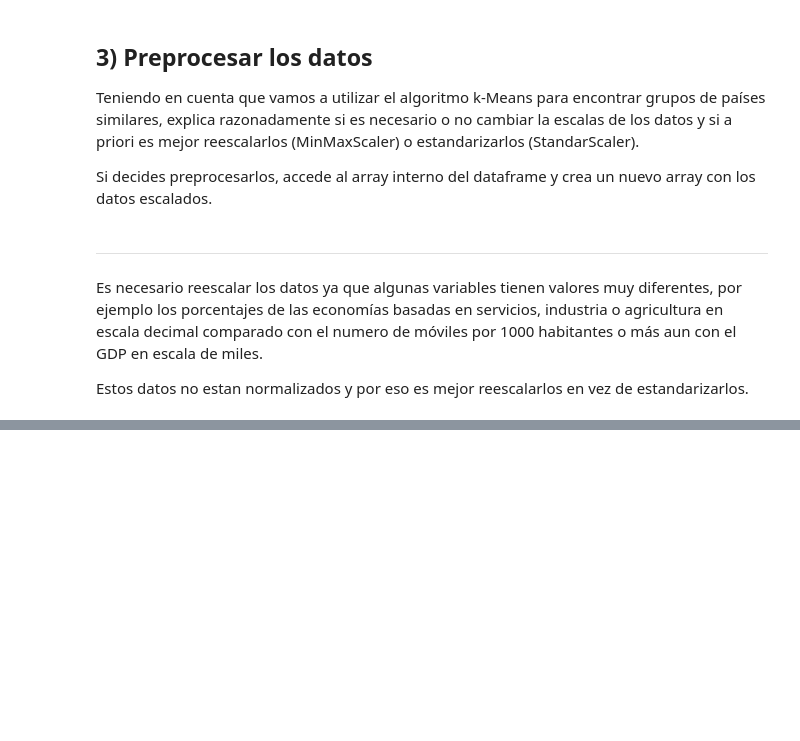
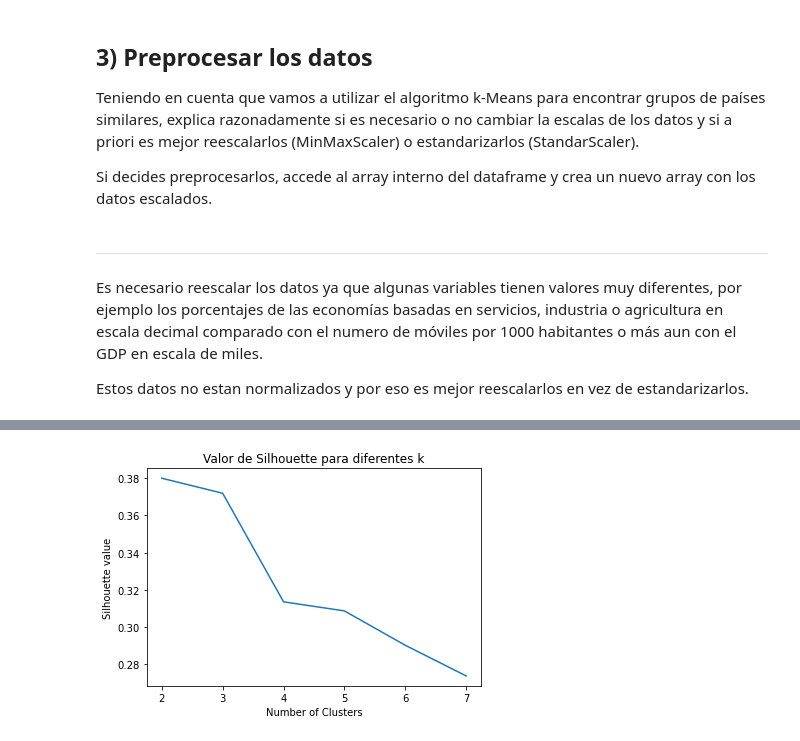
Before and after one commit to agonsant/ia-aprendizaje-automatico, a Jupyter notebook: P1_clustering.ipynb, the cells around one changed output, grey strips where cells are left out. Saved outputs shown, nothing was run; the diff lists cells and outputs as text; code cells hidden in the pictures; blank space fills up the shorter version.

```diff
--- a/P1_clustering.ipynb
+++ b/P1_clustering.ipynb
@@ -319,0 +357,9 @@ plot_clusters(S2_scaled, km.labels_, km.cluster_centers_)
+# %%
+# silhouette
+plt.plot(range(2, K_MAX), silhouette)
+plt.xlabel('Number of Clusters')
+plt.ylabel('Silhouette value')
+plt.title('Valor de Silhouette para diferentes k')
+plt.show()
+# %% [output]
+[figure, added]
```
Also changed, not shown: parts of 11 cells of this notebook.
